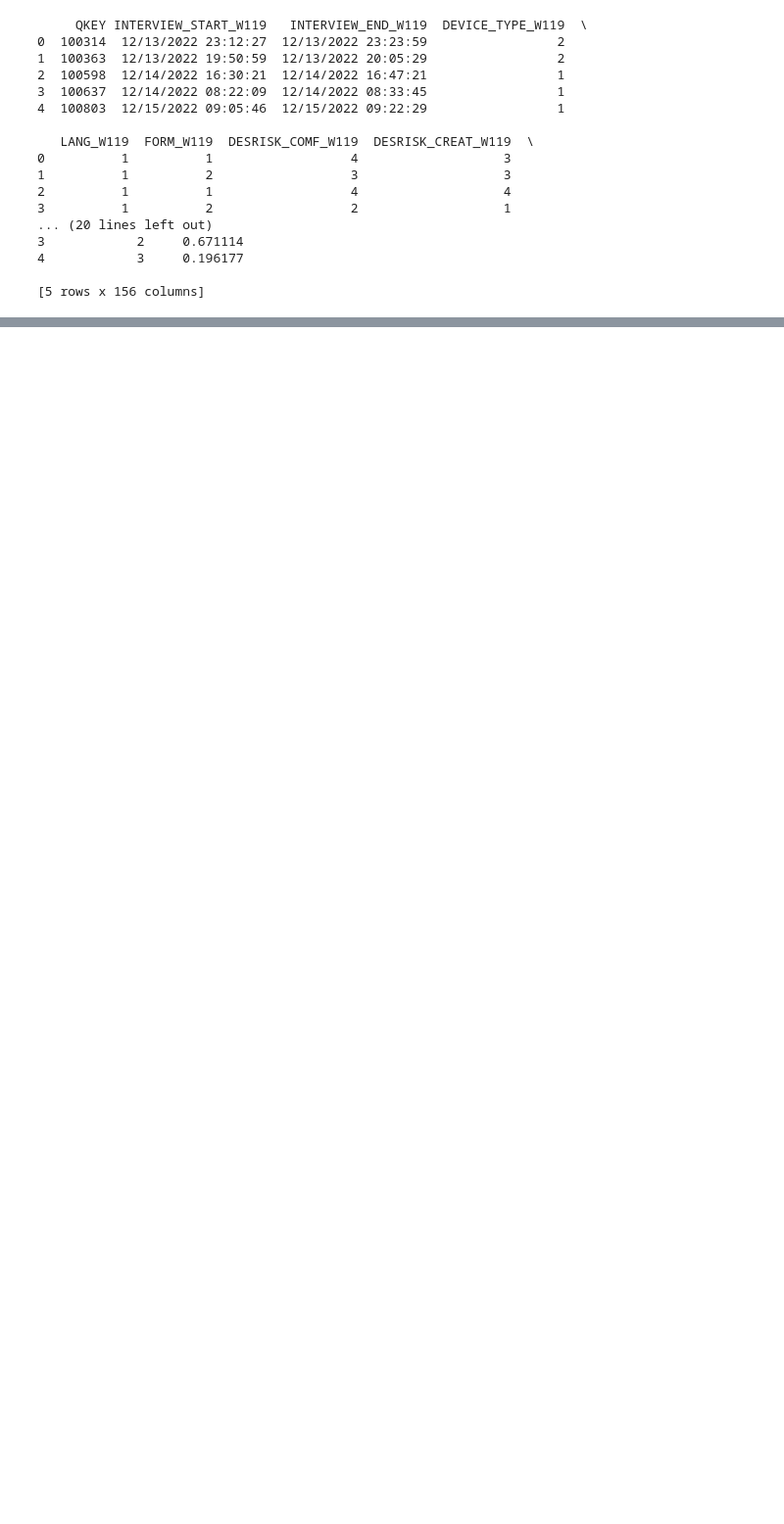
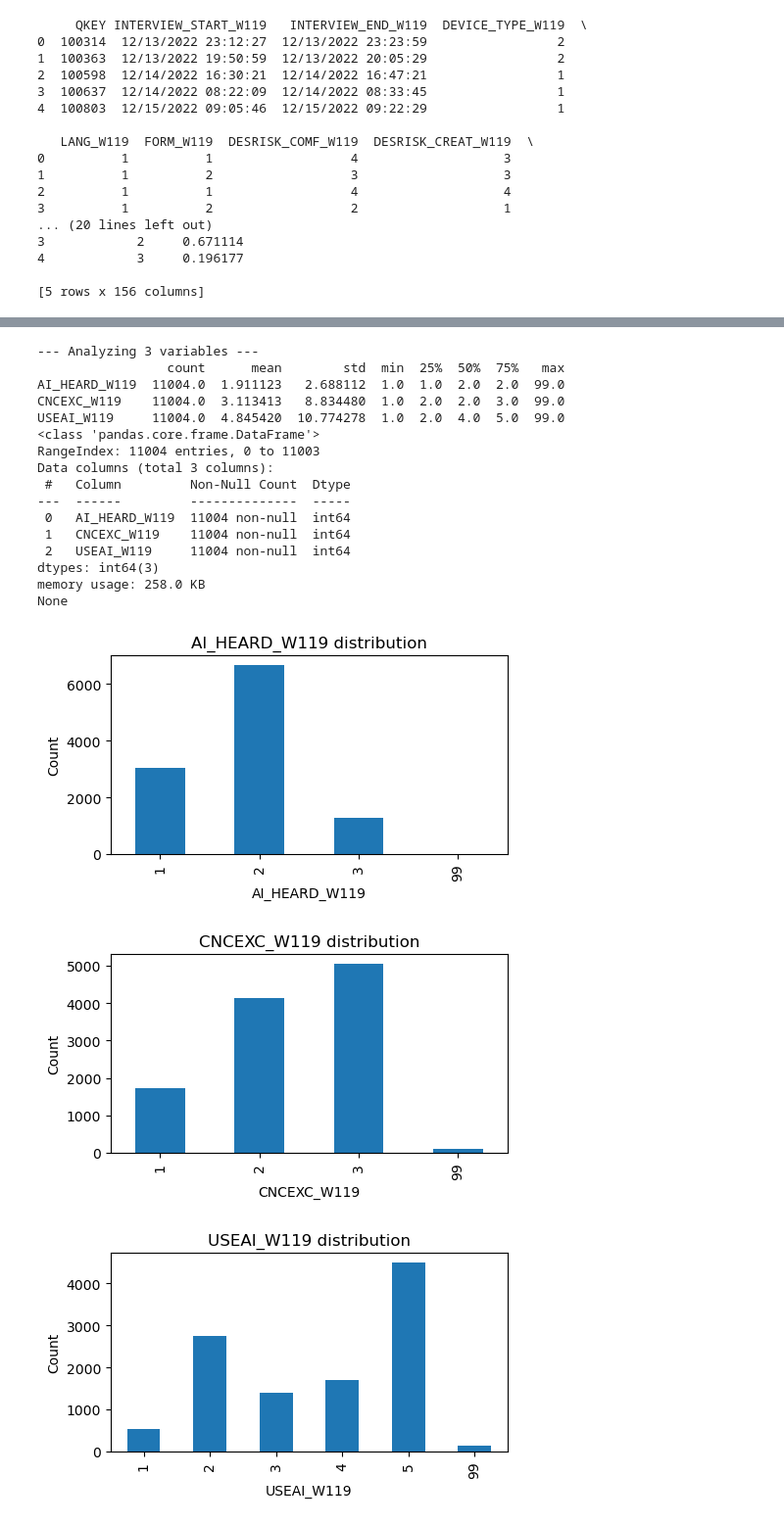
Before and after one commit to 57662584/MMAI5000_group_14_project, a Jupyter notebook: 5000 group project.ipynb, the cells around one changed output, grey strips where cells are left out. Shown at 98% size. Drawn from its saved outputs; the diff is of its cells as text; code cells hidden in the pictures; blank space fills up the shorter version.

```diff
--- a/5000 group project.ipynb
+++ b/5000 group project.ipynb
@@ -253,0 +369,22 @@ KeyError: "None of [Index(['TWITTER1_MOD', 'TWITTER2', 'TWITTER3'], dtype='objec
+# %%
+hist_subject(df, ai_attitude_vars)
+# %% [output]
+--- Analyzing 3 variables ---
+                 count      mean        std  min  25%  50%  75%   max
+AI_HEARD_W119  11004.0  1.911123   2.688112  1.0  1.0  2.0  2.0  99.0
+CNCEXC_W119    11004.0  3.113413   8.834480  1.0  2.0  2.0  3.0  99.0
+USEAI_W119     11004.0  4.845420  10.774278  1.0  2.0  4.0  5.0  99.0
+<class 'pandas.core.frame.DataFrame'>
+RangeIndex: 11004 entries, 0 to 11003
+Data columns (total 3 columns):
+ #   Column         Non-Null Count  Dtype
+---  ------         --------------  -----
+ 0   AI_HEARD_W119  11004 non-null  int64
+ 1   CNCEXC_W119    11004 non-null  int64
+ 2   USEAI_W119     11004 non-null  int64
+dtypes: int64(3)
+memory usage: 258.0 KB
+None
+[figure, added]
+[figure, added]
+[figure, added]
```
Also changed, not shown: parts of 15 cells of this notebook.
